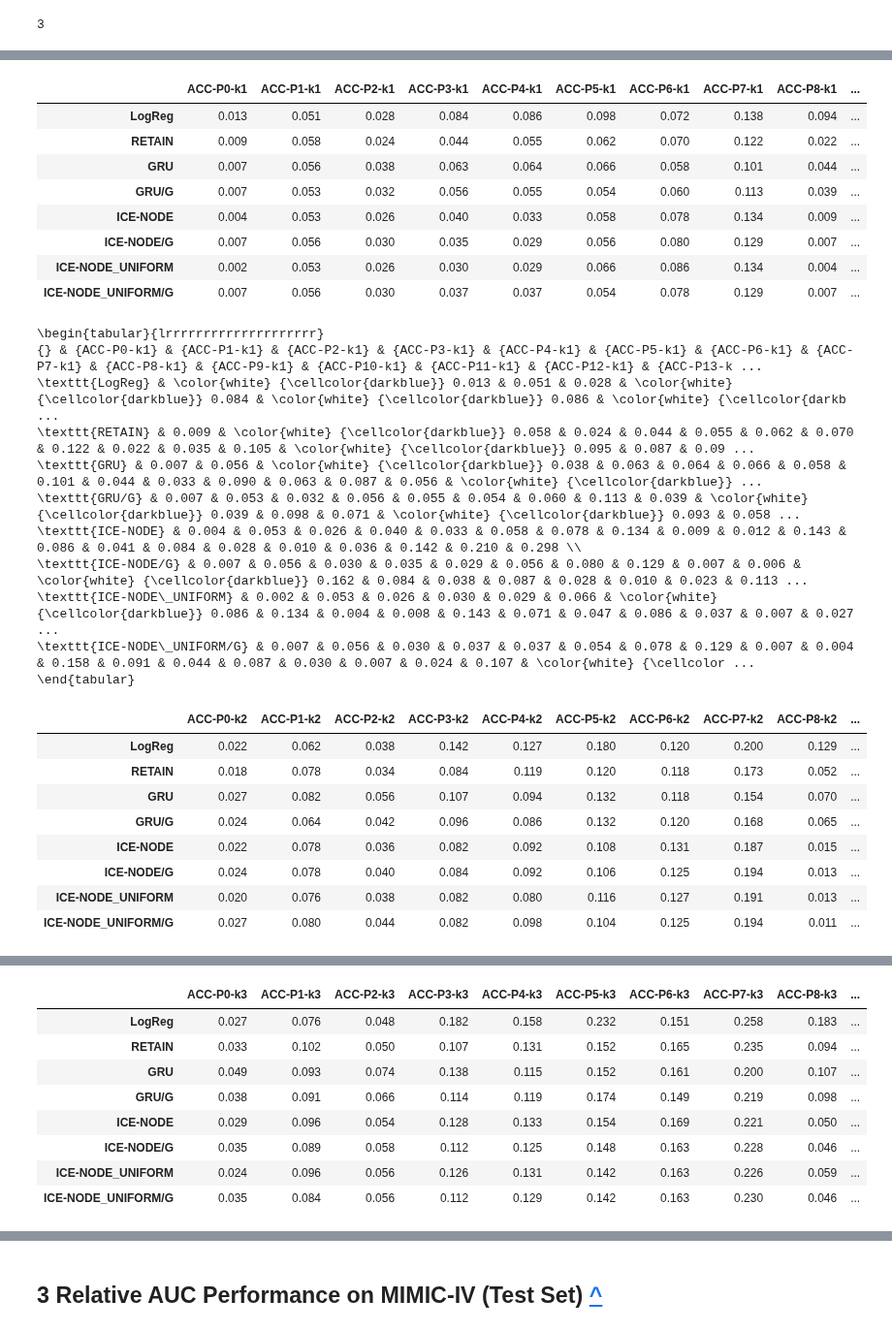
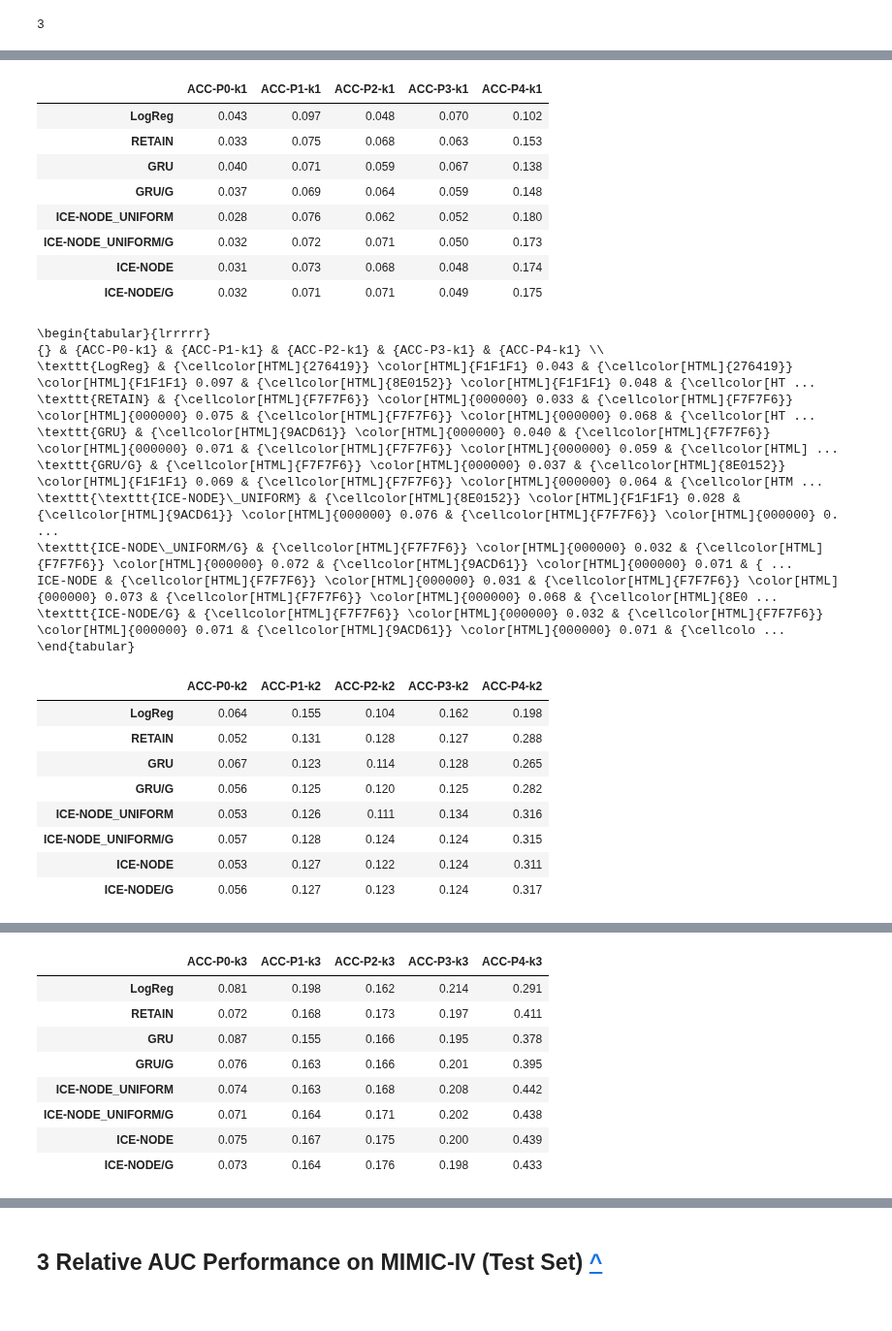
Before and after one commit to barahona-research-group/ICE-NODE, a Jupyter notebook: notebooks/dx_fine_analysis.ipynb, the cells around one changed output, grey strips where cells are left out. Shown at 97% size. Drawn from its saved outputs; the diff is of its cells as text; code cells hidden in the pictures.

```diff
--- a/notebooks/dx_fine_analysis.ipynb
+++ b/notebooks/dx_fine_analysis.ipynb
@@ -505,42 +491,42 @@ results_m3_eval,_ = A.evaluation_table(test_res_m3, m3_train_percentiles, top_k_
 # %%
 table_clfs = ('LogReg',
               'RETAIN',
               'GRU',
               'GRU/G',
+              'ICE-NODE_UNIFORM',
+              'ICE-NODE_UNIFORM/G',
               'ICE-NODE',
-              'ICE-NODE/G',
-              'ICE-NODE_UNIFORM',
-              'ICE-NODE_UNIFORM/G'
+              'ICE-NODE/G'
               )
 results_m3_tables = A.top_k_tables(table_clfs, results_m3_eval, top_k_list=top_k_list,
                                    n_percentiles=n_percentiles, out_prefix=f'{output_dir}/M3')
 # %% [output]
-|  | ACC-P0-k1 | ACC-P1-k1 | ACC-P2-k1 | ACC-P3-k1 | ACC-P4-k1 | ACC-P5-k1 | ACC-P6-k1 | ACC-P7-k1 | ACC-P8-k1 | ... |
-| LogReg | 0.013 | 0.051 | 0.028 | 0.084 | 0.086 | 0.098 | 0.072 | 0.138 | 0.094 | ... |
-| RETAIN | 0.009 | 0.058 | 0.024 | 0.044 | 0.055 | 0.062 | 0.070 | 0.122 | 0.022 | ... |
-| GRU | 0.007 | 0.056 | 0.038 | 0.063 | 0.064 | 0.066 | 0.058 | 0.101 | 0.044 | ... |
-| GRU/G | 0.007 | 0.053 | 0.032 | 0.056 | 0.055 | 0.054 | 0.060 | 0.113 | 0.039 | ... |
-| ICE-NODE | 0.004 | 0.053 | 0.026 | 0.040 | 0.033 | 0.058 | 0.078 | 0.134 | 0.009 | ... |
-| ICE-NODE/G | 0.007 | 0.056 | 0.030 | 0.035 | 0.029 | 0.056 | 0.080 | 0.129 | 0.007 | ... |
-| ICE-NODE_UNIFORM | 0.002 | 0.053 | 0.026 | 0.030 | 0.029 | 0.066 | 0.086 | 0.134 | 0.004 | ... |
-| ICE-NODE_UNIFORM/G | 0.007 | 0.056 | 0.030 | 0.037 | 0.037 | 0.054 | 0.078 | 0.129 | 0.007 | ... |
+|  | ACC-P0-k1 | ACC-P1-k1 | ACC-P2-k1 | ACC-P3-k1 | ACC-P4-k1 |
+| LogReg | 0.043 | 0.097 | 0.048 | 0.070 | 0.102 |
+| RETAIN | 0.033 | 0.075 | 0.068 | 0.063 | 0.153 |
+| GRU | 0.040 | 0.071 | 0.059 | 0.067 | 0.138 |
+| GRU/G | 0.037 | 0.069 | 0.064 | 0.059 | 0.148 |
+| ICE-NODE_UNIFORM | 0.028 | 0.076 | 0.062 | 0.052 | 0.180 |
+| ICE-NODE_UNIFORM/G | 0.032 | 0.072 | 0.071 | 0.050 | 0.173 |
+| ICE-NODE | 0.031 | 0.073 | 0.068 | 0.048 | 0.174 |
+| ICE-NODE/G | 0.032 | 0.071 | 0.071 | 0.049 | 0.175 |
-\begin{tabular}{lrrrrrrrrrrrrrrrrrrrr}
-{} & {ACC-P0-k1} & {ACC-P1-k1} & {ACC-P2-k1} & {ACC-P3-k1} & {ACC-P4-k1} & {ACC-P5-k1} & {ACC-P6-k1} & {ACC-P7-k1} & {ACC-P8-k1} & {ACC-P9-k1} & {ACC-P10-k1} & {ACC-P11-k1} & {ACC-P12-k1} & {ACC-P13-k ...
-\texttt{LogReg} & \color{white} {\cellcolor{darkblue}} 0.013 & 0.051 & 0.028 & \color{white} {\cellcolor{darkblue}} 0.084 & \color{white} {\cellcolor{darkblue}} 0.086 & \color{white} {\cellcolor{darkb ...
-\texttt{RETAIN} & 0.009 & \color{white} {\cellcolor{darkblue}} 0.058 & 0.024 & 0.044 & 0.055 & 0.062 & 0.070 & 0.122 & 0.022 & 0.035 & 0.105 & \color{white} {\cellcolor{darkblue}} 0.095 & 0.087 & 0.09 ...
-\texttt{GRU} & 0.007 & 0.056 & \color{white} {\cellcolor{darkblue}} 0.038 & 0.063 & 0.064 & 0.066 & 0.058 & 0.101 & 0.044 & 0.033 & 0.090 & 0.063 & 0.087 & 0.056 & \color{white} {\cellcolor{darkblue}} ...
-\texttt{GRU/G} & 0.007 & 0.053 & 0.032 & 0.056 & 0.055 & 0.054 & 0.060 & 0.113 & 0.039 & \color{white} {\cellcolor{darkblue}} 0.039 & 0.098 & 0.071 & \color{white} {\cellcolor{darkblue}} 0.093 & 0.058 ...
-\texttt{ICE-NODE} & 0.004 & 0.053 & 0.026 & 0.040 & 0.033 & 0.058 & 0.078 & 0.134 & 0.009 & 0.012 & 0.143 & 0.086 & 0.041 & 0.084 & 0.028 & 0.010 & 0.036 & 0.142 & 0.210 & 0.298 \\
-\texttt{ICE-NODE/G} & 0.007 & 0.056 & 0.030 & 0.035 & 0.029 & 0.056 & 0.080 & 0.129 & 0.007 & 0.006 & \color{white} {\cellcolor{darkblue}} 0.162 & 0.084 & 0.038 & 0.087 & 0.028 & 0.010 & 0.023 & 0.113 ...
-\texttt{ICE-NODE\_UNIFORM} & 0.002 & 0.053 & 0.026 & 0.030 & 0.029 & 0.066 & \color{white} {\cellcolor{darkblue}} 0.086 & 0.134 & 0.004 & 0.008 & 0.143 & 0.071 & 0.047 & 0.086 & 0.037 & 0.007 & 0.027  ...
-\texttt{ICE-NODE\_UNIFORM/G} & 0.007 & 0.056 & 0.030 & 0.037 & 0.037 & 0.054 & 0.078 & 0.129 & 0.007 & 0.004 & 0.158 & 0.091 & 0.044 & 0.087 & 0.030 & 0.007 & 0.024 & 0.107 & \color{white} {\cellcolor ...
+\begin{tabular}{lrrrrr}
+{} & {ACC-P0-k1} & {ACC-P1-k1} & {ACC-P2-k1} & {ACC-P3-k1} & {ACC-P4-k1} \\
+\texttt{LogReg} & {\cellcolor[HTML]{276419}} \color[HTML]{F1F1F1} 0.043 & {\cellcolor[HTML]{276419}} \color[HTML]{F1F1F1} 0.097 & {\cellcolor[HTML]{8E0152}} \color[HTML]{F1F1F1} 0.048 & {\cellcolor[HT ...
+\texttt{RETAIN} & {\cellcolor[HTML]{F7F7F6}} \color[HTML]{000000} 0.033 & {\cellcolor[HTML]{F7F7F6}} \color[HTML]{000000} 0.075 & {\cellcolor[HTML]{F7F7F6}} \color[HTML]{000000} 0.068 & {\cellcolor[HT ...
+\texttt{GRU} & {\cellcolor[HTML]{9ACD61}} \color[HTML]{000000} 0.040 & {\cellcolor[HTML]{F7F7F6}} \color[HTML]{000000} 0.071 & {\cellcolor[HTML]{F7F7F6}} \color[HTML]{000000} 0.059 & {\cellcolor[HTML] ...
+\texttt{GRU/G} & {\cellcolor[HTML]{F7F7F6}} \color[HTML]{000000} 0.037 & {\cellcolor[HTML]{8E0152}} \color[HTML]{F1F1F1} 0.069 & {\cellcolor[HTML]{F7F7F6}} \color[HTML]{000000} 0.064 & {\cellcolor[HTM ...
+\texttt{\texttt{ICE-NODE}\_UNIFORM} & {\cellcolor[HTML]{8E0152}} \color[HTML]{F1F1F1} 0.028 & {\cellcolor[HTML]{9ACD61}} \color[HTML]{000000} 0.076 & {\cellcolor[HTML]{F7F7F6}} \color[HTML]{000000} 0. ...
+\texttt{ICE-NODE\_UNIFORM/G} & {\cellcolor[HTML]{F7F7F6}} \color[HTML]{000000} 0.032 & {\cellcolor[HTML]{F7F7F6}} \color[HTML]{000000} 0.072 & {\cellcolor[HTML]{9ACD61}} \color[HTML]{000000} 0.071 & { ...
+ICE-NODE & {\cellcolor[HTML]{F7F7F6}} \color[HTML]{000000} 0.031 & {\cellcolor[HTML]{F7F7F6}} \color[HTML]{000000} 0.073 & {\cellcolor[HTML]{F7F7F6}} \color[HTML]{000000} 0.068 & {\cellcolor[HTML]{8E0 ...
+\texttt{ICE-NODE/G} & {\cellcolor[HTML]{F7F7F6}} \color[HTML]{000000} 0.032 & {\cellcolor[HTML]{F7F7F6}} \color[HTML]{000000} 0.071 & {\cellcolor[HTML]{9ACD61}} \color[HTML]{000000} 0.071 & {\cellcolo ...
 \end{tabular}
-|  | ACC-P0-k2 | ACC-P1-k2 | ACC-P2-k2 | ACC-P3-k2 | ACC-P4-k2 | ACC-P5-k2 | ACC-P6-k2 | ACC-P7-k2 | ACC-P8-k2 | ... |
-| LogReg | 0.022 | 0.062 | 0.038 | 0.142 | 0.127 | 0.180 | 0.120 | 0.200 | 0.129 | ... |
-| RETAIN | 0.018 | 0.078 | 0.034 | 0.084 | 0.119 | 0.120 | 0.118 | 0.173 | 0.052 | ... |
-| GRU | 0.027 | 0.082 | 0.056 | 0.107 | 0.094 | 0.132 | 0.118 | 0.154 | 0.070 | ... |
-| GRU/G | 0.024 | 0.064 | 0.042 | 0.096 | 0.086 | 0.132 | 0.120 | 0.168 | 0.065 | ... |
-| ICE-NODE | 0.022 | 0.078 | 0.036 | 0.082 | 0.092 | 0.108 | 0.131 | 0.187 | 0.015 | ... |
-| ICE-NODE/G | 0.024 | 0.078 | 0.040 | 0.084 | 0.092 | 0.106 | 0.125 | 0.194 | 0.013 | ... |
-| ICE-NODE_UNIFORM | 0.020 | 0.076 | 0.038 | 0.082 | 0.080 | 0.116 | 0.127 | 0.191 | 0.013 | ... |
-| ICE-NODE_UNIFORM/G | 0.027 | 0.080 | 0.044 | 0.082 | 0.098 | 0.104 | 0.125 | 0.194 | 0.011 | ... |
+|  | ACC-P0-k2 | ACC-P1-k2 | ACC-P2-k2 | ACC-P3-k2 | ACC-P4-k2 |
+| LogReg | 0.064 | 0.155 | 0.104 | 0.162 | 0.198 |
+| RETAIN | 0.052 | 0.131 | 0.128 | 0.127 | 0.288 |
+| GRU | 0.067 | 0.123 | 0.114 | 0.128 | 0.265 |
+| GRU/G | 0.056 | 0.125 | 0.120 | 0.125 | 0.282 |
+| ICE-NODE_UNIFORM | 0.053 | 0.126 | 0.111 | 0.134 | 0.316 |
+| ICE-NODE_UNIFORM/G | 0.057 | 0.128 | 0.124 | 0.124 | 0.315 |
+| ICE-NODE | 0.053 | 0.127 | 0.122 | 0.124 | 0.311 |
+| ICE-NODE/G | 0.056 | 0.127 | 0.123 | 0.124 | 0.317 |
@@ -557,10 +543,10 @@ results_m3_tables = A.top_k_tables(table_clfs, results_m3_eval, top_k_list=top_k
 \end{tabular}
-|  | ACC-P0-k3 | ACC-P1-k3 | ACC-P2-k3 | ACC-P3-k3 | ACC-P4-k3 | ACC-P5-k3 | ACC-P6-k3 | ACC-P7-k3 | ACC-P8-k3 | ... |
-| LogReg | 0.027 | 0.076 | 0.048 | 0.182 | 0.158 | 0.232 | 0.151 | 0.258 | 0.183 | ... |
-| RETAIN | 0.033 | 0.102 | 0.050 | 0.107 | 0.131 | 0.152 | 0.165 | 0.235 | 0.094 | ... |
-| GRU | 0.049 | 0.093 | 0.074 | 0.138 | 0.115 | 0.152 | 0.161 | 0.200 | 0.107 | ... |
-| GRU/G | 0.038 | 0.091 | 0.066 | 0.114 | 0.119 | 0.174 | 0.149 | 0.219 | 0.098 | ... |
-| ICE-NODE | 0.029 | 0.096 | 0.054 | 0.128 | 0.133 | 0.154 | 0.169 | 0.221 | 0.050 | ... |
-| ICE-NODE/G | 0.035 | 0.089 | 0.058 | 0.112 | 0.125 | 0.148 | 0.163 | 0.228 | 0.046 | ... |
-| ICE-NODE_UNIFORM | 0.024 | 0.096 | 0.056 | 0.126 | 0.131 | 0.142 | 0.163 | 0.226 | 0.059 | ... |
-| ICE-NODE_UNIFORM/G | 0.035 | 0.084 | 0.056 | 0.112 | 0.129 | 0.142 | 0.163 | 0.230 | 0.046 | ... |
+|  | ACC-P0-k3 | ACC-P1-k3 | ACC-P2-k3 | ACC-P3-k3 | ACC-P4-k3 |
+| LogReg | 0.081 | 0.198 | 0.162 | 0.214 | 0.291 |
+| RETAIN | 0.072 | 0.168 | 0.173 | 0.197 | 0.411 |
+| GRU | 0.087 | 0.155 | 0.166 | 0.195 | 0.378 |
+| GRU/G | 0.076 | 0.163 | 0.166 | 0.201 | 0.395 |
+| ICE-NODE_UNIFORM | 0.074 | 0.163 | 0.168 | 0.208 | 0.442 |
+| ICE-NODE_UNIFORM/G | 0.071 | 0.164 | 0.171 | 0.202 | 0.438 |
+| ICE-NODE | 0.075 | 0.167 | 0.175 | 0.200 | 0.439 |
+| ICE-NODE/G | 0.073 | 0.164 | 0.176 | 0.198 | 0.433 |
```
Also changed, not shown: parts of 13 cells of this notebook, 1 other file.
